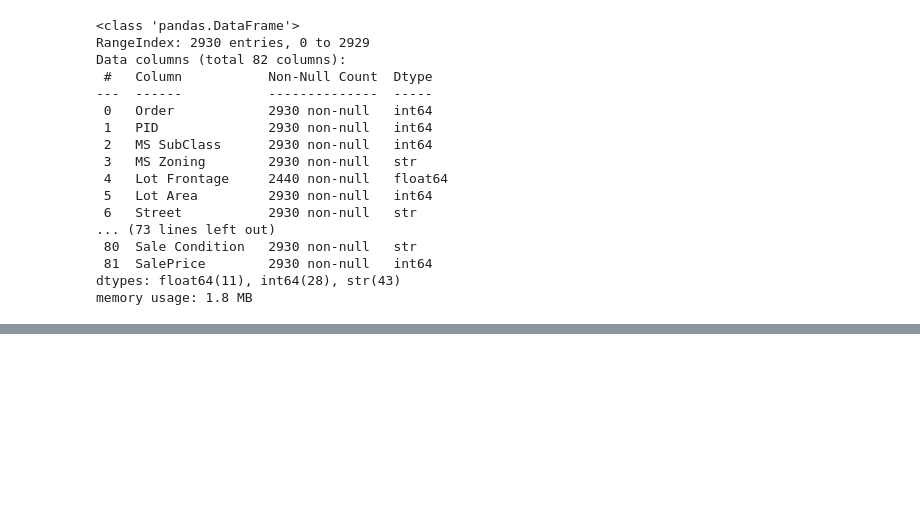
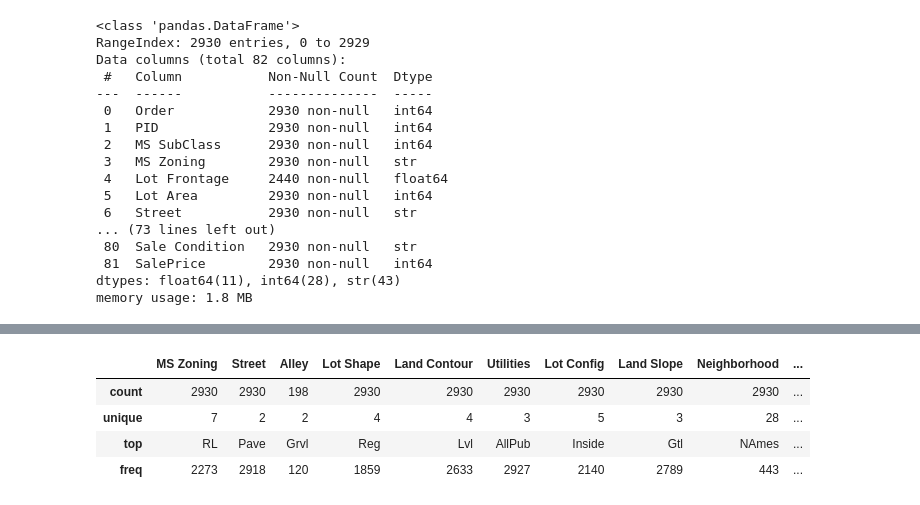
Before and after one commit to ViShEsHK2412/macro-pricer, a Jupyter notebook: notebooks/first.ipynb, the cells around one changed output, grey strips where cells are left out. Cells and saved outputs as stored; diff of their text form; code cells hidden in the pictures; blank space fills up the shorter version.

```diff
--- a/notebooks/first.ipynb
+++ b/notebooks/first.ipynb
@@ -291,0 +300,8 @@ AttributeError: The '.style' accessor requires jinja2
+# %%
+df.describe(include='object')
+# %% [output]
+|  | MS Zoning | Street | Alley | Lot Shape | Land Contour | Utilities | Lot Config | Land Slope | Neighborhood | ... |
+| count | 2930 | 2930 | 198 | 2930 | 2930 | 2930 | 2930 | 2930 | 2930 | ... |
+| unique | 7 | 2 | 2 | 4 | 4 | 3 | 5 | 3 | 28 | ... |
+| top | RL | Pave | Grvl | Reg | Lvl | AllPub | Inside | Gtl | NAmes | ... |
+| freq | 2273 | 2918 | 120 | 1859 | 2633 | 2927 | 2140 | 2789 | 443 | ... |
```
Also changed, not shown: parts of 9 cells of this notebook.
